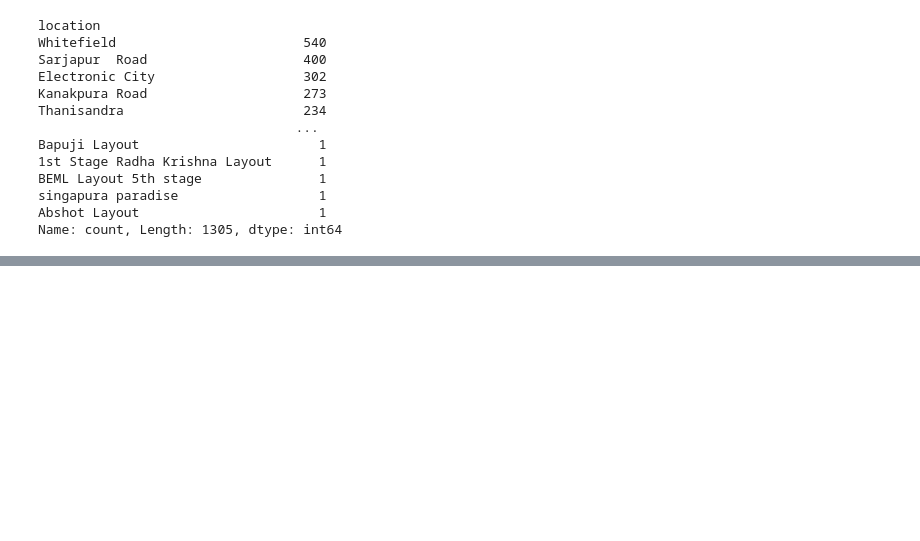
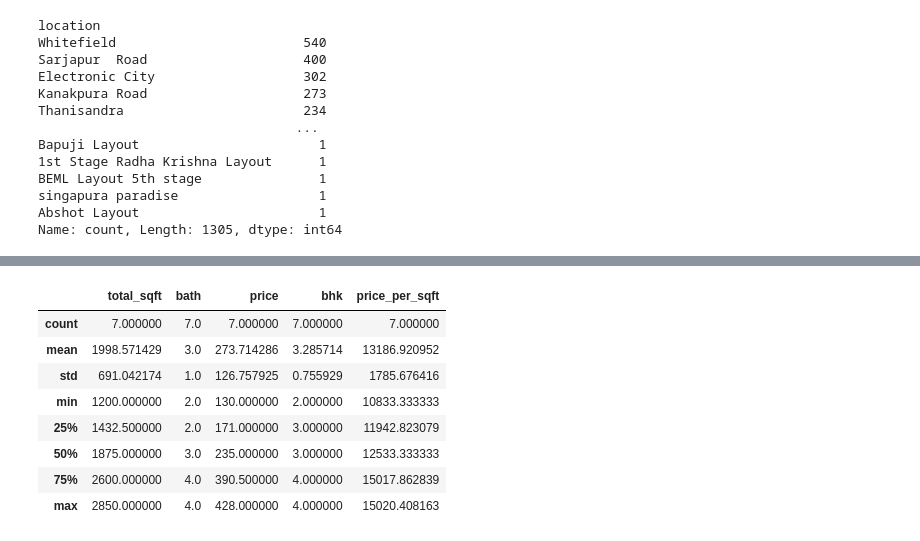
Before and after one commit to Mandar-123-code/Data-Science-Project, a Jupyter notebook: Banglore.ipynb, the cells around one changed output, grey strips where cells are left out. Cells and saved outputs as stored; diff of their text form; code cells hidden in the pictures; blank space fills up the shorter version.

```diff
--- a/Banglore.ipynb
+++ b/Banglore.ipynb
@@ -220,0 +326,13 @@ Name: count, Length: 1305, dtype: int64
+# %%
+data = remove_outliers_sqft(data)
+data.describe()
+# %% [output]
+|  | total_sqft | bath | price | bhk | price_per_sqft |
+| count | 7.000000 | 7.0 | 7.000000 | 7.000000 | 7.000000 |
+| mean | 1998.571429 | 3.0 | 273.714286 | 3.285714 | 13186.920952 |
+| std | 691.042174 | 1.0 | 126.757925 | 0.755929 | 1785.676416 |
+| min | 1200.000000 | 2.0 | 130.000000 | 2.000000 | 10833.333333 |
+| 25% | 1432.500000 | 2.0 | 171.000000 | 3.000000 | 11942.823079 |
+| 50% | 1875.000000 | 3.0 | 235.000000 | 3.000000 | 12533.333333 |
+| 75% | 2600.000000 | 4.0 | 390.500000 | 4.000000 | 15017.862839 |
+| max | 2850.000000 | 4.0 | 428.000000 | 4.000000 | 15020.408163 |
```
Also changed, not shown: parts of 17 cells of this notebook.
